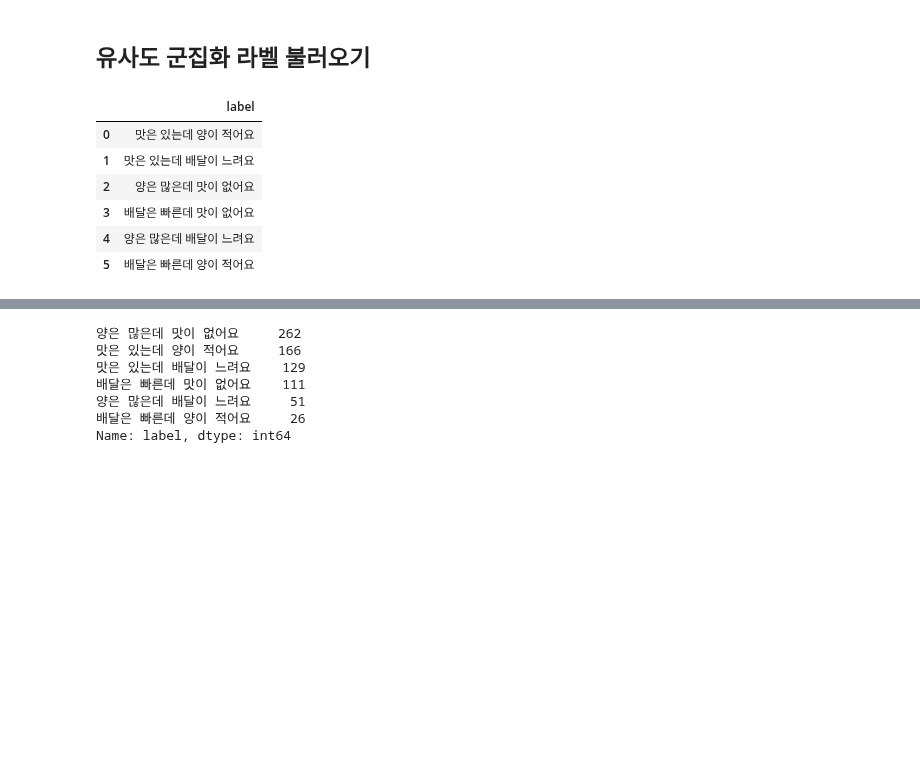
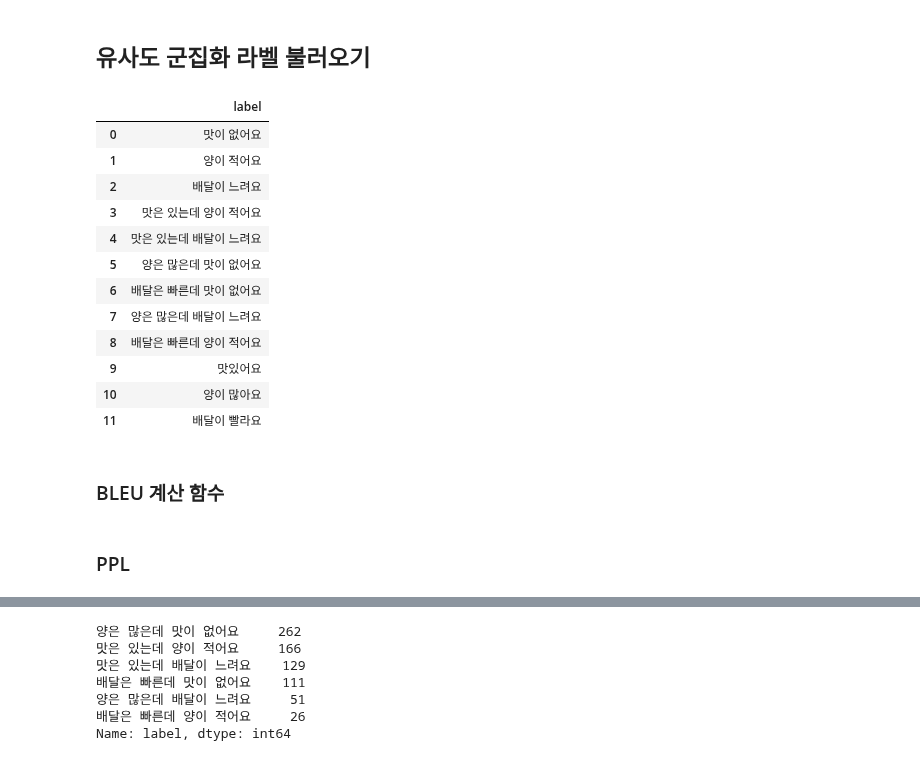
Before and after one commit to swoo-nam/BootCamp_project_final, a Jupyter notebook: 남상우_유예슬_임시데이터_전처리_ipynb의_사본.ipynb, the cells around one changed output, grey strips where cells are left out. Drawn from its saved outputs; the diff is of its cells as text; code cells hidden in the pictures; blank space fills up the shorter version.

```diff
--- a/남상우_유예슬_임시데이터_전처리_ipynb의_사본.ipynb
+++ b/남상우_유예슬_임시데이터_전처리_ipynb의_사본.ipynb
@@ -98,14 +105,22 @@ train = pd.read_csv(f"{DATA_PATH}temporary_df.csv")
 # %% [markdown]
 ## 유사도 군집화 라벨 불러오기
 # %%
-pd.read_csv(f"{DATA_PATH}sim_cluster_label_2.csv")
+pd.read_csv(f"{DATA_PATH}sim_cluster_label.csv")
 # %% [output]
 |  | label |
-| 0 | 맛은 있는데 양이 적어요 |
-| 1 | 맛은 있는데 배달이 느려요 |
-| 2 | 양은 많은데 맛이 없어요 |
-| 3 | 배달은 빠른데 맛이 없어요 |
-| 4 | 양은 많은데 배달이 느려요 |
-| 5 | 배달은 빠른데 양이 적어요 |
+| 0 | 맛이 없어요 |
+| 1 | 양이 적어요 |
+| 2 | 배달이 느려요 |
+| 3 | 맛은 있는데 양이 적어요 |
+| 4 | 맛은 있는데 배달이 느려요 |
+| 5 | 양은 많은데 맛이 없어요 |
+| 6 | 배달은 빠른데 맛이 없어요 |
+| 7 | 양은 많은데 배달이 느려요 |
+| 8 | 배달은 빠른데 양이 적어요 |
+| 9 | 맛있어요 |
+| 10 | 양이 많아요 |
+| 11 | 배달이 빨라요 |
 # %%
 sim_cluster_label = pd.read_csv(f"{DATA_PATH}sim_cluster_label_2.csv")
+# %% [markdown]
+### BLEU 계산 함수
@@ -111,0 +137,2 @@ sim_cluster_label = pd.read_csv(f"{DATA_PATH}sim_cluster_label_2.csv")
+# %% [markdown]
+### PPL
```
Also changed, not shown: parts of 14 cells of this notebook.
